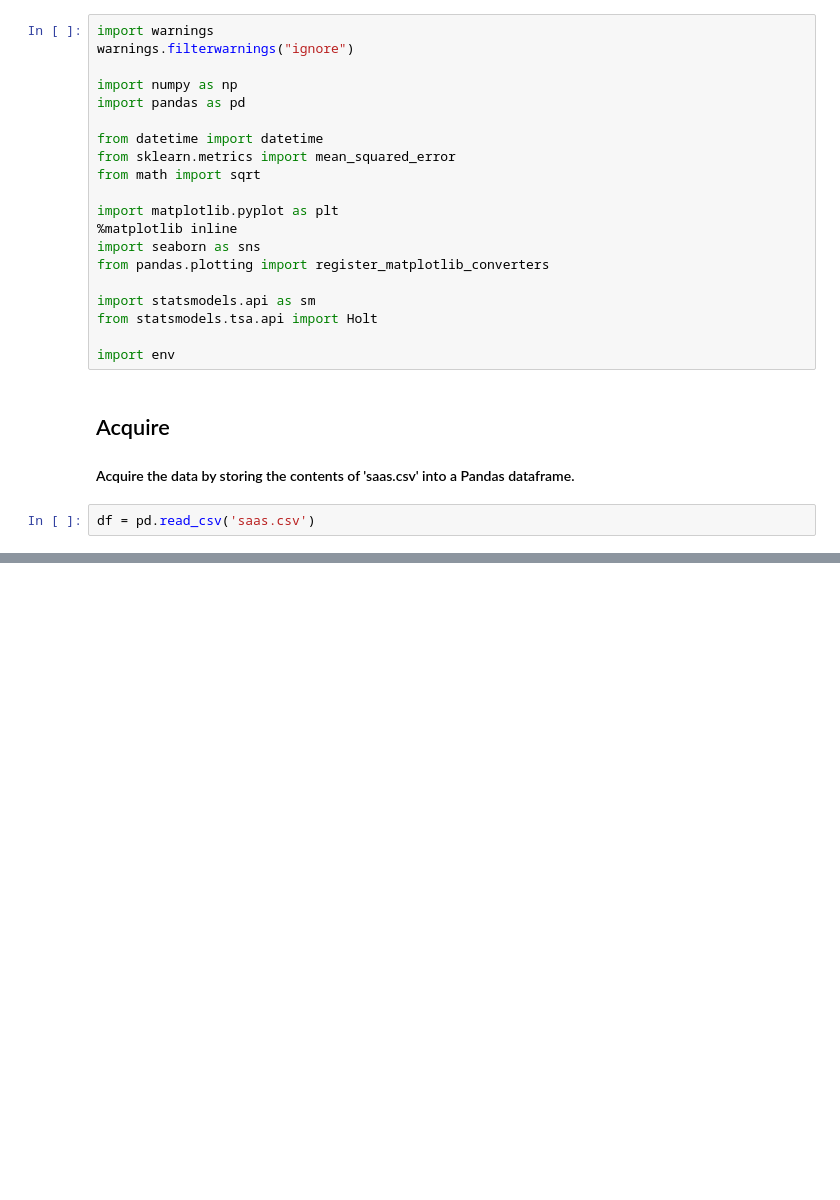
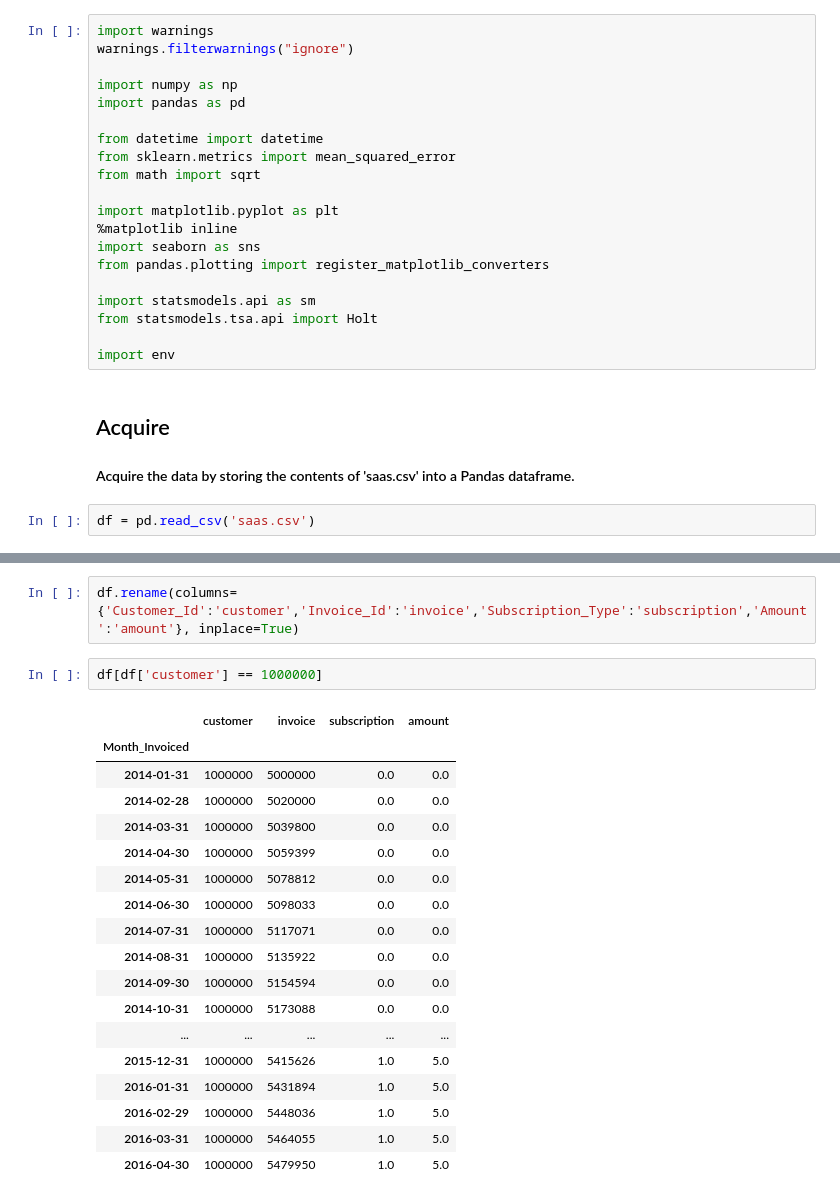
Before and after one commit to brentschriver/time-series-exercises, a Jupyter notebook: model.ipynb, the cells around one changed output, grey strips where cells are left out. Cells and saved outputs as stored; diff of their text form; blank space fills up the shorter version.

```diff
--- a/model.ipynb
+++ b/model.ipynb
@@ -42,0 +80,23 @@ df
+# %%
+df.rename(columns={'Customer_Id':'customer','Invoice_Id':'invoice','Subscription_Type':'subscription','Amount':'amount'}, inplace=True)
+# %%
+df[df['customer'] == 1000000]
+# %% [output]
+|  | customer | invoice | subscription | amount |
+| Month_Invoiced |  |  |  |  |
+| 2014-01-31 | 1000000 | 5000000 | 0.0 | 0.0 |
+| 2014-02-28 | 1000000 | 5020000 | 0.0 | 0.0 |
+| 2014-03-31 | 1000000 | 5039800 | 0.0 | 0.0 |
+| 2014-04-30 | 1000000 | 5059399 | 0.0 | 0.0 |
+| 2014-05-31 | 1000000 | 5078812 | 0.0 | 0.0 |
+| 2014-06-30 | 1000000 | 5098033 | 0.0 | 0.0 |
+| 2014-07-31 | 1000000 | 5117071 | 0.0 | 0.0 |
+| 2014-08-31 | 1000000 | 5135922 | 0.0 | 0.0 |
+| 2014-09-30 | 1000000 | 5154594 | 0.0 | 0.0 |
+| 2014-10-31 | 1000000 | 5173088 | 0.0 | 0.0 |
+| ... | ... | ... | ... | ... |
+| 2015-12-31 | 1000000 | 5415626 | 1.0 | 5.0 |
+| 2016-01-31 | 1000000 | 5431894 | 1.0 | 5.0 |
+| 2016-02-29 | 1000000 | 5448036 | 1.0 | 5.0 |
+| 2016-03-31 | 1000000 | 5464055 | 1.0 | 5.0 |
+| 2016-04-30 | 1000000 | 5479950 | 1.0 | 5.0 |
```
Also changed, not shown: parts of 20 cells of this notebook, 1 other file.
